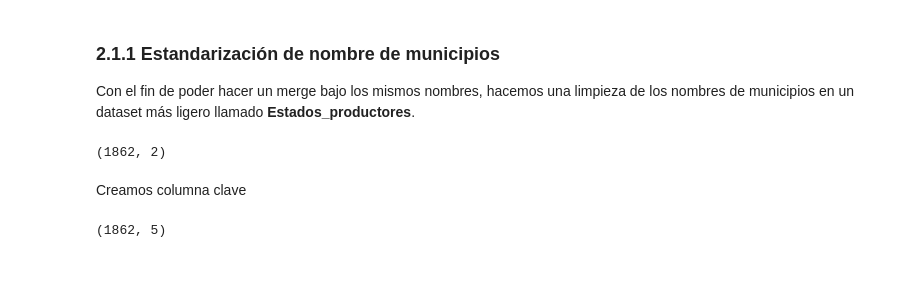
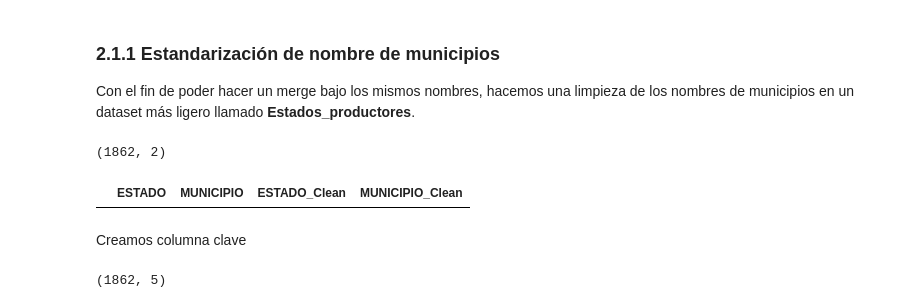
Before and after one commit to DGRIA/SESNA-Fertilizantes, a Jupyter notebook: src/Notebooks/2_Data_cleaning_and_merged.ipynb, the cells around one changed output. Saved outputs shown, nothing was run; the diff lists cells and outputs as text; code cells hidden in the pictures; blank space fills up the shorter version.

```diff
--- a/src/Notebooks/2_Data_cleaning_and_merged.ipynb
+++ b/src/Notebooks/2_Data_cleaning_and_merged.ipynb
@@ -388,6 +388,10 @@ Estados_productores.shape
 # Estandarizamos la limpieza de los datos
 Estados_productores['ESTADO_Clean'] = Estados_productores['ESTADO'].apply(clean_text)
 Estados_productores['MUNICIPIO_Clean'] = Estados_productores['MUNICIPIO'].apply(clean_text)
+# %%
+Estados_productores[Estados_productores['MUNICIPIO_Clean'] == 'san juan mixtepec -dto. 26 -']
+# %% [output]
+|  | ESTADO | MUNICIPIO | ESTADO_Clean | MUNICIPIO_Clean |
 # %% [markdown]
 Creamos columna clave
 # %%
```
Also changed, not shown: parts of 18 cells of this notebook, 1 other file.
